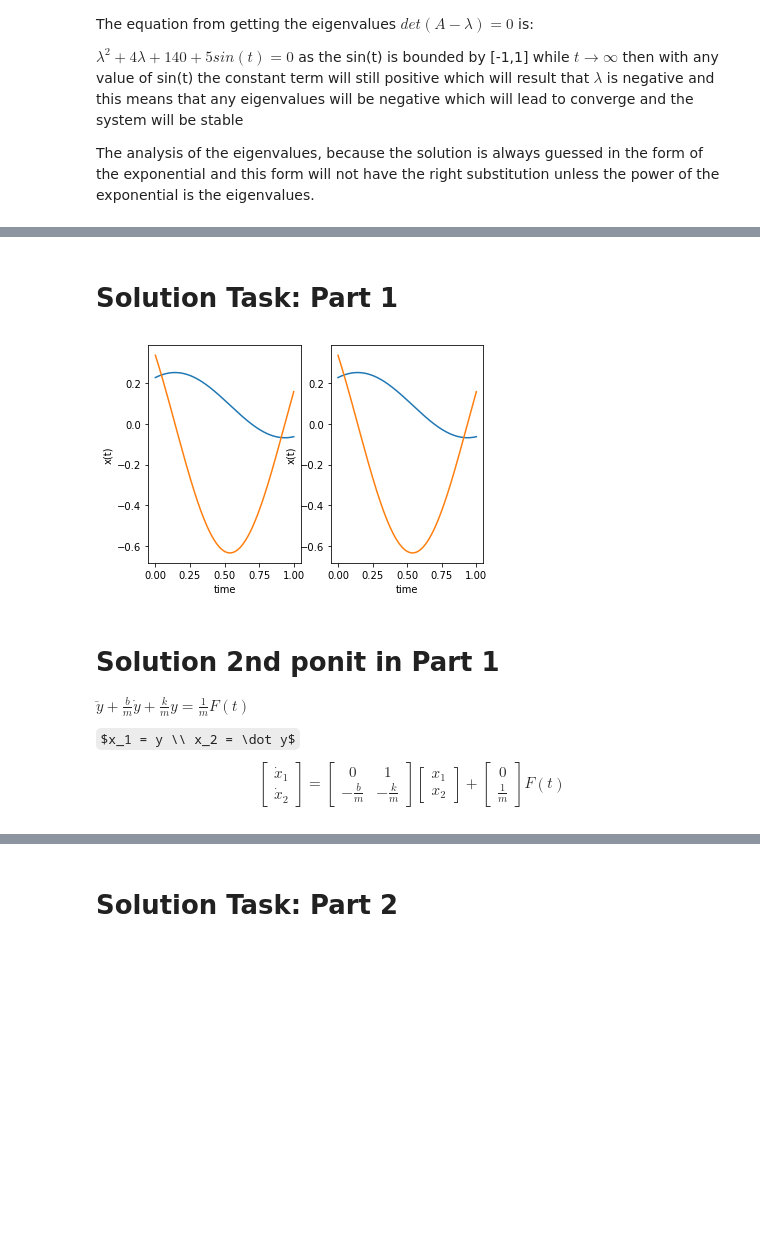
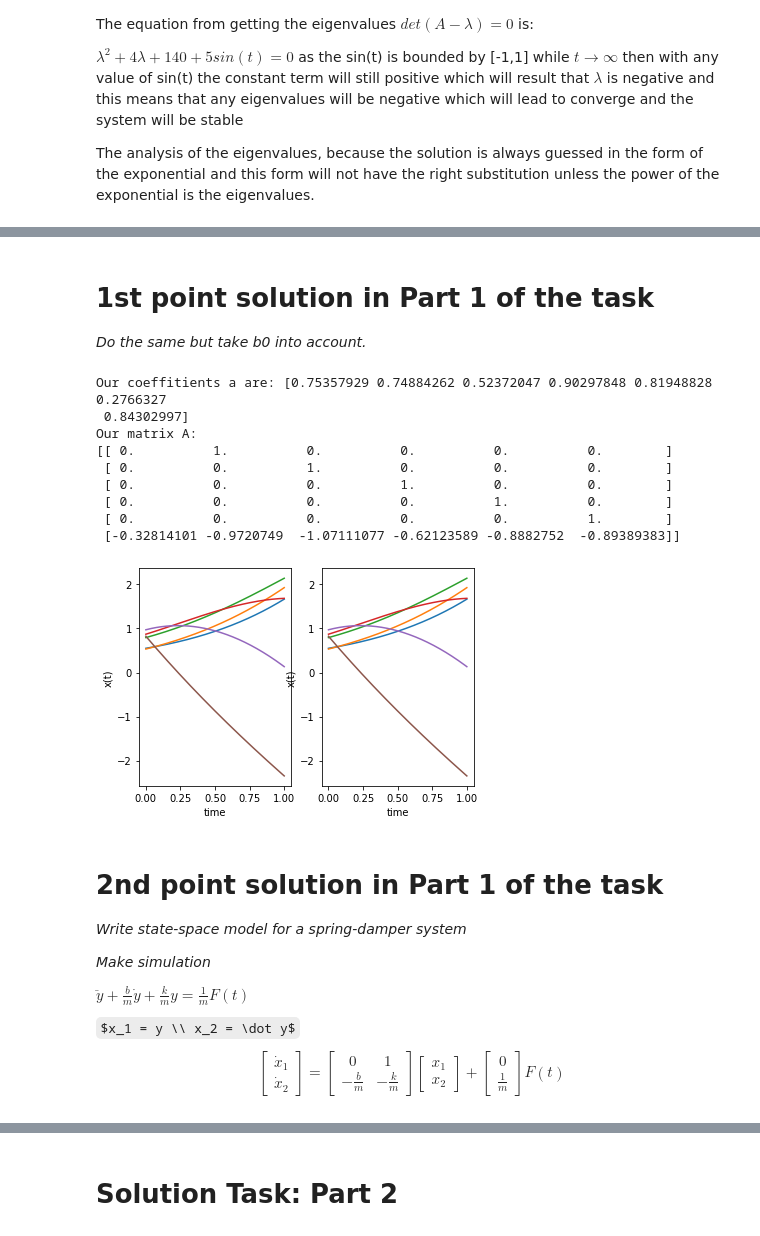
Before and after one commit to hany606/LCT_Spring20IU, a Jupyter notebook: Lab1_From_linear_ODE_to_State_Space.ipynb, the cells around one changed output, grey strips where cells are left out. Saved outputs shown, nothing was run; the diff lists cells and outputs as text; code cells hidden in the pictures; some formulas as TeX source; blank space fills up the shorter version.

```diff
--- a/Lab1_From_linear_ODE_to_State_Space.ipynb
+++ b/Lab1_From_linear_ODE_to_State_Space.ipynb
@@ -146,52 +146,88 @@ The analysis of the eigenvalues, because the solution is always guessed in the f
 # Recomended:
 
 Ogata 2-4,5 3-2; Strogatz 5.0-2
-# %% [markdown]
-# Solution Task: Part 1
+# %% [markdown]
+# 1st point solution in Part 1 of the task
+*Do the same but take  b0  into account.*
 # %%
 # First point
 from scipy.integrate import odeint
 import matplotlib.pyplot as plt
+import numpy as np
+
+n = 7                     # degree of the polynomial including the linear term with zero degree of differentiation (the degree of the ODE is 6)
+a = np.random.rand(n)     # coefficients: [a0 a1 ... ak]
+print("Our coeffitients a are:", a)
+a = np.flip(a)            #to be pedantic with indicies in the notation
+
+a_norm = a[1:] / a[0]     # divide by "ak"
+
+A = np.zeros((n-1, n-1))  # state matrix
+A[0:(n-2), 1:(n-1)] = np.eye(n-2)
+A[n-2, 0:] = -a_norm
+
+print("Our matrix A:")
+print(A)
+
+# Make F depends on t
+def functionF(t):
+  # return 5
+  return np.sin(t)
 
 # x_dot from ODE
-def LinearODE(x, t, b):
-    b = int(b)/a[0]
+
+def LinearODE(x, t):
+    b = functionF(t)/a[0]
     dx = np.zeros(n-1)
     dx[0:n-2] = x[1:(n-1)]
     dx[n-2] = -a_norm.dot(x) + b
     return dx
 
-
 # x_dot from state space
-def StateSpace(x, t, b):
-    b = int(b)/a[0]
+def StateSpace(x, t):
+    b = functionF(t)
     b_matrix_coefficients = np.zeros(n-1)
-    b_matrix_coefficients[n-2] = 1
+    b_matrix_coefficients[n-2] = 1/a[0]
     return A.dot(x) + b_matrix_coefficients.dot(b)
 
 time = np.linspace(0, 1, 1000)
 x0 = np.random.rand(n-1)  # initial state
-b = tuple(str(int(np.random.rand(1)[0]*10)))
 
-solution = {"ODE": odeint(LinearODE, x0, time, args=(b)), "SS": odeint(StateSpace, x0, time, args=(b))}
+solution = {"ODE": odeint(LinearODE, x0, time), "SS": odeint(StateSpace, x0, time)}
 
 # ode based model
 plt.subplot(121)
 plt.plot(time, solution["ODE"])
 plt.xlabel('time')
 plt.ylabel('x(t)')
 
 # state space based model
 plt.subplot(122)
 plt.plot(time, solution["SS"])
 plt.xlabel('time')
 plt.ylabel('x(t)')
 
 plt.show()
 # %% [output]
+Our coeffitients a are: [0.75357929 0.74884262 0.52372047 0.90297848 0.81948828 0.2766327
+ 0.84302997]
+Our matrix A:
+[[ 0.          1.          0.          0.          0.          0.        ]
+ [ 0.          0.          1.          0.          0.          0.        ]
+ [ 0.          0.          0.          1.          0.          0.        ]
+ [ 0.          0.          0.          0.          1.          0.        ]
+ [ 0.          0.          0.          0.          0.          1.        ]
+ [-0.32814101 -0.9720749  -1.07111077 -0.62123589 -0.8882752  -0.89389383]]
-[figure, old version]
+[figure, new version]
 # %% [markdown]
-# Solution 2nd ponit in Part 1
+# 2nd point solution in Part 1 of the task
+
+*Write state-space model for a spring-damper system*
+
+*Make simulation*
+
+
+
 $\ddot{y} + \frac{b}{m}\dot y + \frac{k}{m} y = \frac{1}{m}F(t)$
 
 
```
Also changed, not shown: parts of 6 cells of this notebook.
